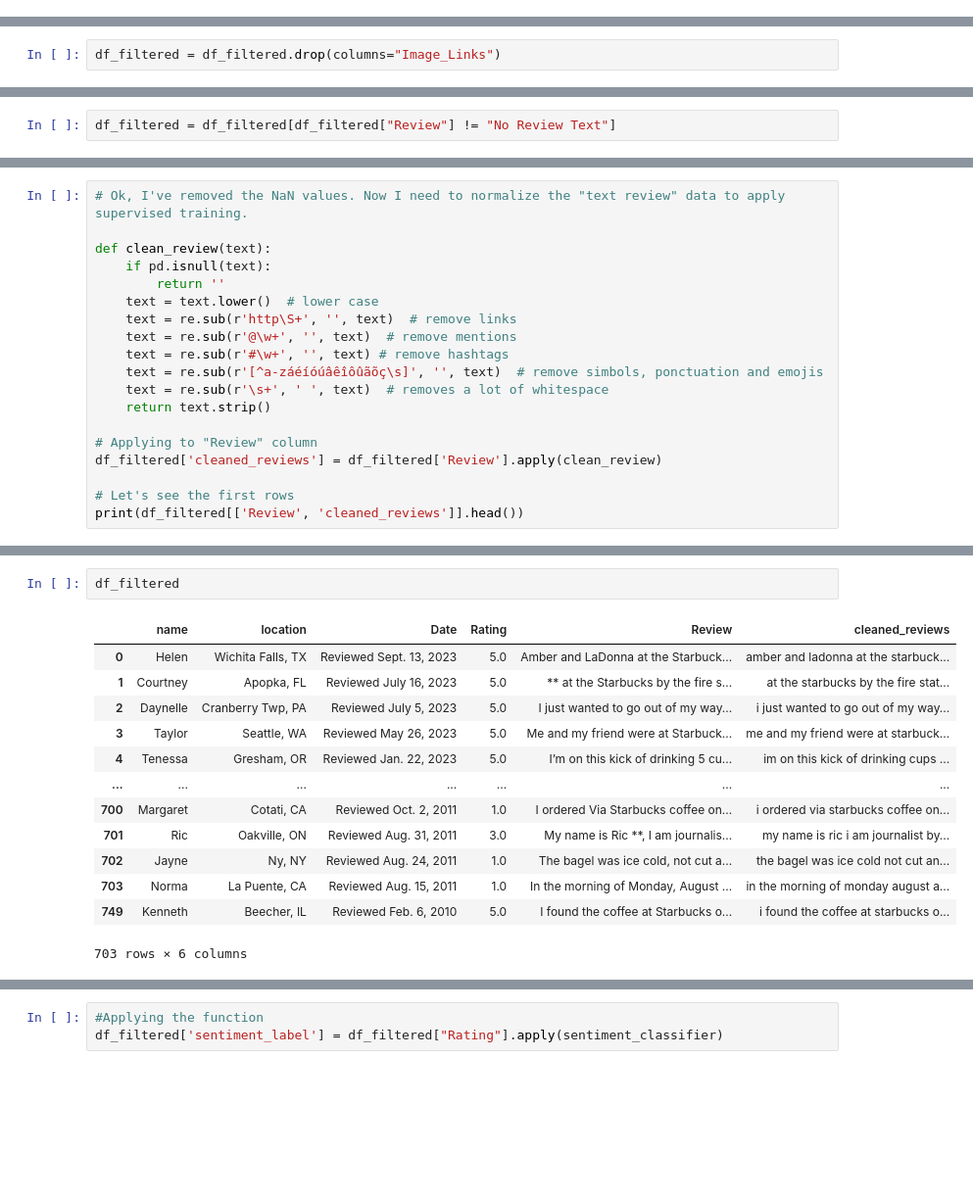
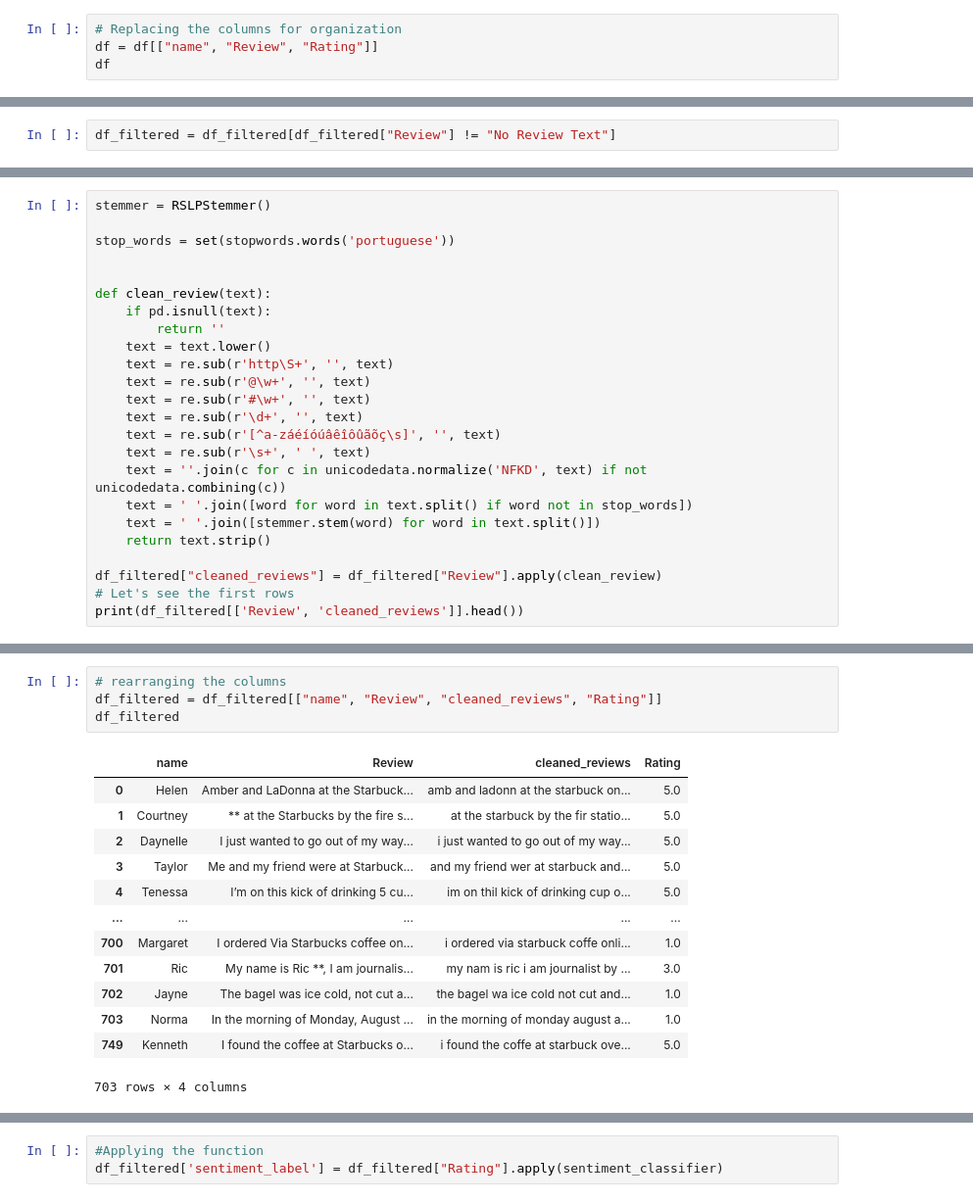
Before and after one commit to dv-tiagosilva/starbucks-reviews-analysis, a Jupyter notebook: supervised-learning.ipynb, the cells around one changed output, grey strips where cells are left out. Shown at 98% size. Saved outputs shown, nothing was run; the diff lists cells and outputs as text; blank space fills up the shorter version.

```diff
--- a/supervised-learning.ipynb
+++ b/supervised-learning.ipynb
@@ -51,0 +56,4 @@ df.drop(columns="Image_Links")
+# %%
+# Replacing the columns for organization
+df = df[["name", "Review", "Rating"]]
+df
@@ -91,6 +108,4 @@ Image_Links    0
 dtype: int64
-# %%
-df_filtered = df_filtered.drop(columns="Image_Links")
 # %%
 # I have remembered that this Dataset has some "No Review Text" information. I will drop those columns too
 df_noreview = df_filtered[df_filtered["Review"] == "No Review Text"]
@@ -122,20 +146,25 @@ df_filtered
 # %%
-# Ok, I've removed the NaN values. Now I need to normalize the "text review" data to apply supervised training.
+stemmer = RSLPStemmer()
+
+stop_words = set(stopwords.words('portuguese'))
+
 
 def clean_review(text):
     if pd.isnull(text):
         return ''
-    text = text.lower()  # lower case
-    text = re.sub(r'http\S+', '', text)  # remove links
-    text = re.sub(r'@\w+', '', text)  # remove mentions
-    text = re.sub(r'#\w+', '', text) # remove hashtags
-    text = re.sub(r'[^a-záéíóúâêîôûãõç\s]', '', text)  # remove simbols, ponctuation and emojis
-    text = re.sub(r'\s+', ' ', text)  # removes a lot of whitespace
+    text = text.lower()
+    text = re.sub(r'http\S+', '', text)
+    text = re.sub(r'@\w+', '', text)
+    text = re.sub(r'#\w+', '', text)
+    text = re.sub(r'\d+', '', text)
+    text = re.sub(r'[^a-záéíóúâêîôûãõç\s]', '', text)
+    text = re.sub(r'\s+', ' ', text)
+    text = ''.join(c for c in unicodedata.normalize('NFKD', text) if not unicodedata.combining(c))
+    text = ' '.join([word for word in text.split() if word not in stop_words])
+    text = ' '.join([stemmer.stem(word) for word in text.split()])
     return text.strip()
 
-# Applying to "Review" column
-df_filtered['cleaned_reviews'] = df_filtered['Review'].apply(clean_review)
-
+df_filtered["cleaned_reviews"] = df_filtered["Review"].apply(clean_review)
 # Let's see the first rows
 print(df_filtered[['Review', 'cleaned_reviews']].head())
 # %% [output]
@@ -155,17 +189,19 @@ print(df_filtered[['Review', 'cleaned_reviews']].head())
 # %%
+# rearranging the columns
+df_filtered = df_filtered[["name", "Review", "cleaned_reviews", "Rating"]]
 df_filtered
 # %% [output]
-|  | name | location | Date | Rating | Review | cleaned_reviews |
-| 0 | Helen | Wichita Falls, TX | Reviewed Sept. 13, 2023 | 5.0 | Amber and LaDonna at the Starbuck... | amber and ladonna at the starbuck... |
-| 1 | Courtney | Apopka, FL | Reviewed July 16, 2023 | 5.0 | ** at the Starbucks by the fire s... | at the starbucks by the fire stat... |
-| 2 | Daynelle | Cranberry Twp, PA | Reviewed July 5, 2023 | 5.0 | I just wanted to go out of my way... | i just wanted to go out of my way... |
-| 3 | Taylor | Seattle, WA | Reviewed May 26, 2023 | 5.0 | Me and my friend were at Starbuck... | me and my friend were at starbuck... |
-| 4 | Tenessa | Gresham, OR | Reviewed Jan. 22, 2023 | 5.0 | I’m on this kick of drinking 5 cu... | im on this kick of drinking cups ... |
-| ... | ... | ... | ... | ... | ... | ... |
-| 700 | Margaret | Cotati, CA | Reviewed Oct. 2, 2011 | 1.0 | I ordered Via Starbucks coffee on... | i ordered via starbucks coffee on... |
-| 701 | Ric | Oakville, ON | Reviewed Aug. 31, 2011 | 3.0 | My name is Ric **, I am journalis... | my name is ric i am journalist by... |
-| 702 | Jayne | Ny, NY | Reviewed Aug. 24, 2011 | 1.0 | The bagel was ice cold, not cut a... | the bagel was ice cold not cut an... |
-| 703 | Norma | La Puente, CA | Reviewed Aug. 15, 2011 | 1.0 | In the morning of Monday, August ... | in the morning of monday august a... |
-| 749 | Kenneth | Beecher, IL | Reviewed Feb. 6, 2010 | 5.0 | I found the coffee at Starbucks o... | i found the coffee at starbucks o... |
+|  | name | Review | cleaned_reviews | Rating |
+| 0 | Helen | Amber and LaDonna at the Starbuck... | amb and ladonn at the starbuck on... | 5.0 |
+| 1 | Courtney | ** at the Starbucks by the fire s... | at the starbuck by the fir statio... | 5.0 |
+| 2 | Daynelle | I just wanted to go out of my way... | i just wanted to go out of my way... | 5.0 |
+| 3 | Taylor | Me and my friend were at Starbuck... | and my friend wer at starbuck and... | 5.0 |
+| 4 | Tenessa | I’m on this kick of drinking 5 cu... | im on thil kick of drinking cup o... | 5.0 |
+| ... | ... | ... | ... | ... |
+| 700 | Margaret | I ordered Via Starbucks coffee on... | i ordered via starbuck coffe onli... | 1.0 |
+| 701 | Ric | My name is Ric **, I am journalis... | my nam is ric i am journalist by ... | 3.0 |
+| 702 | Jayne | The bagel was ice cold, not cut a... | the bagel wa ice cold not cut and... | 1.0 |
+| 703 | Norma | In the morning of Monday, August ... | in the morning of monday august a... | 1.0 |
+| 749 | Kenneth | I found the coffee at Starbucks o... | i found the coffe at starbuck ove... | 5.0 |
-703 rows × 6 columns
+703 rows × 4 columns
 # %%
```
Also changed, not shown: parts of 21 cells of this notebook, 1 other file.
